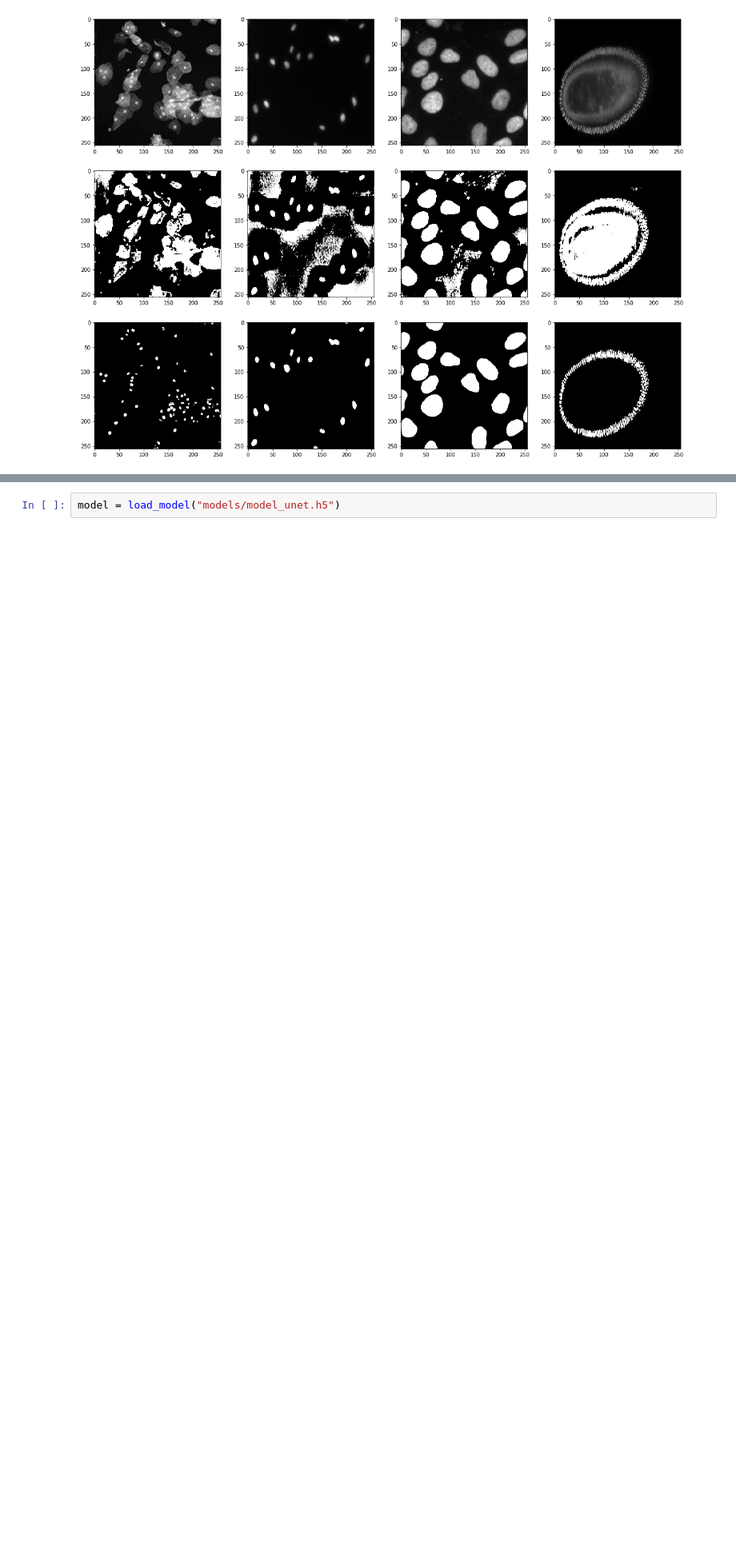
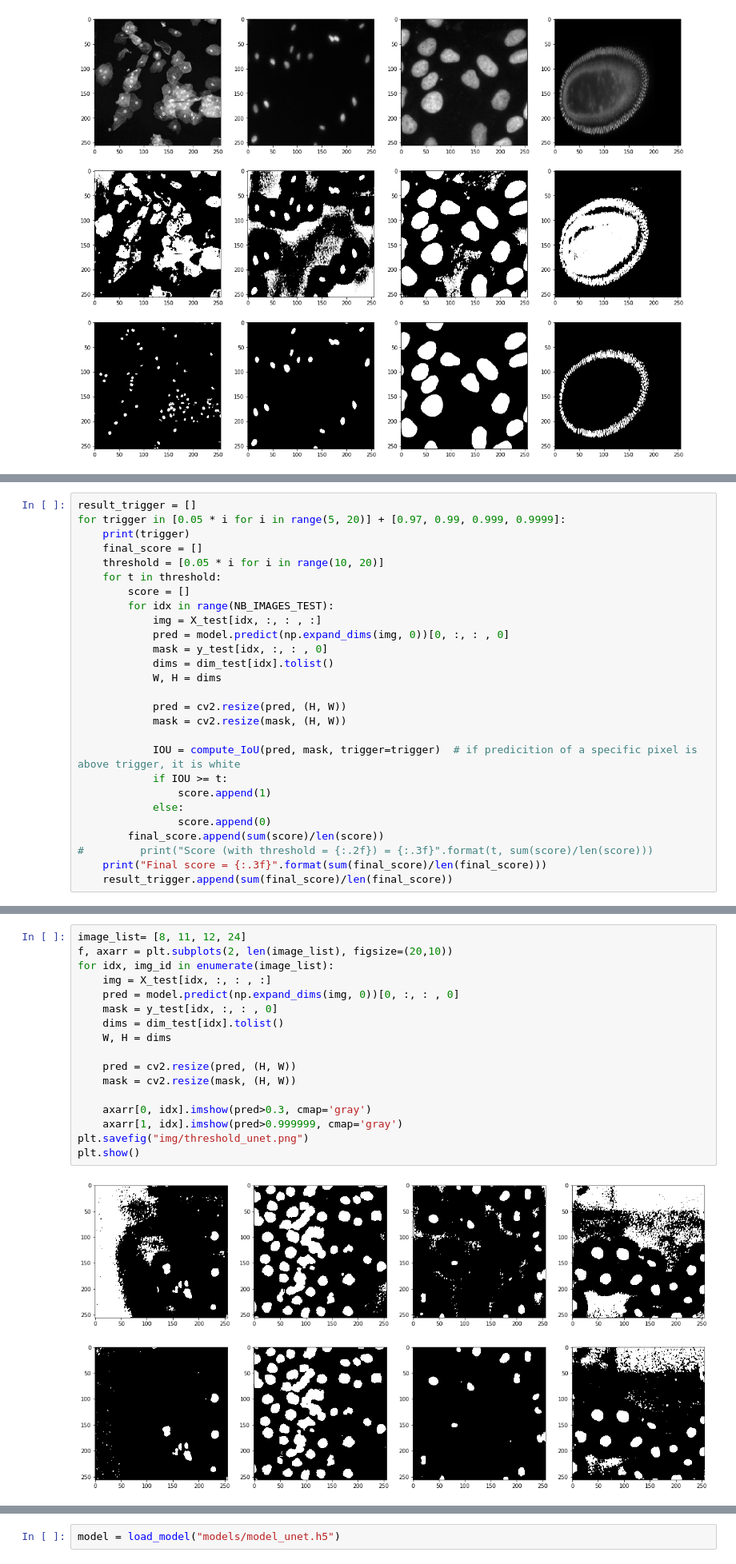
Before and after one commit to Coni63/OC_DS, a Jupyter notebook: P9/U-net.ipynb, the cells around one changed output, grey strips where cells are left out. Shown at 80% size. Saved outputs shown, nothing was run; the diff lists cells and outputs as text; blank space fills up the shorter version.

Commit message:
finalisation et ajout des pdfs

```diff
--- a/P9/U-net.ipynb
+++ b/P9/U-net.ipynb
@@ -204,0 +229,27 @@ plt.show()
+# %%
+result_trigger = []
+for trigger in [0.05 * i for i in range(5, 20)] + [0.97, 0.99, 0.999, 0.9999]:
+    print(trigger)
+    final_score = []
+    threshold = [0.05 * i for i in range(10, 20)]
+    for t in threshold:
+        score = []
+        for idx in range(NB_IMAGES_TEST):
+            img = X_test[idx, :, : , :]
+            pred = model.predict(np.expand_dims(img, 0))[0, :, : , 0]
+            mask = y_test[idx, :, : , 0]
+            dims = dim_test[idx].tolist()
+            W, H = dims
+
+            pred = cv2.resize(pred, (H, W))
+            mask = cv2.resize(mask, (H, W))
+
+            IOU = compute_IoU(pred, mask, trigger=trigger)  # if predicition of a specific pixel is above trigger, it is white
+            if IOU >= t:
+                score.append(1)
+            else:
+                score.append(0)
+        final_score.append(sum(score)/len(score))
+#         print("Score (with threshold = {:.2f}) = {:.3f}".format(t, sum(score)/len(score)))
+    print("Final score = {:.3f}".format(sum(final_score)/len(final_score)))
+    result_trigger.append(sum(final_score)/len(final_score))
@@ -205,3 +274,22 @@ plt.show()
+# %%
+image_list= [8, 11, 12, 24]
+f, axarr = plt.subplots(2, len(image_list), figsize=(20,10))
+for idx, img_id in enumerate(image_list):
+    img = X_test[idx, :, : , :]
+    pred = model.predict(np.expand_dims(img, 0))[0, :, : , 0]
+    mask = y_test[idx, :, : , 0]
+    dims = dim_test[idx].tolist()
+    W, H = dims
+
+    pred = cv2.resize(pred, (H, W))
+    mask = cv2.resize(mask, (H, W))
+
+    axarr[0, idx].imshow(pred>0.3, cmap='gray')
+    axarr[1, idx].imshow(pred>0.999999, cmap='gray')
+plt.savefig("img/threshold_unet.png")
+plt.show()
+# %% [output]
+[figure, added]
 # %% [markdown]
 # Evaluation
 
```
Also changed, not shown: parts of 3 cells of this notebook, 12 other files.
